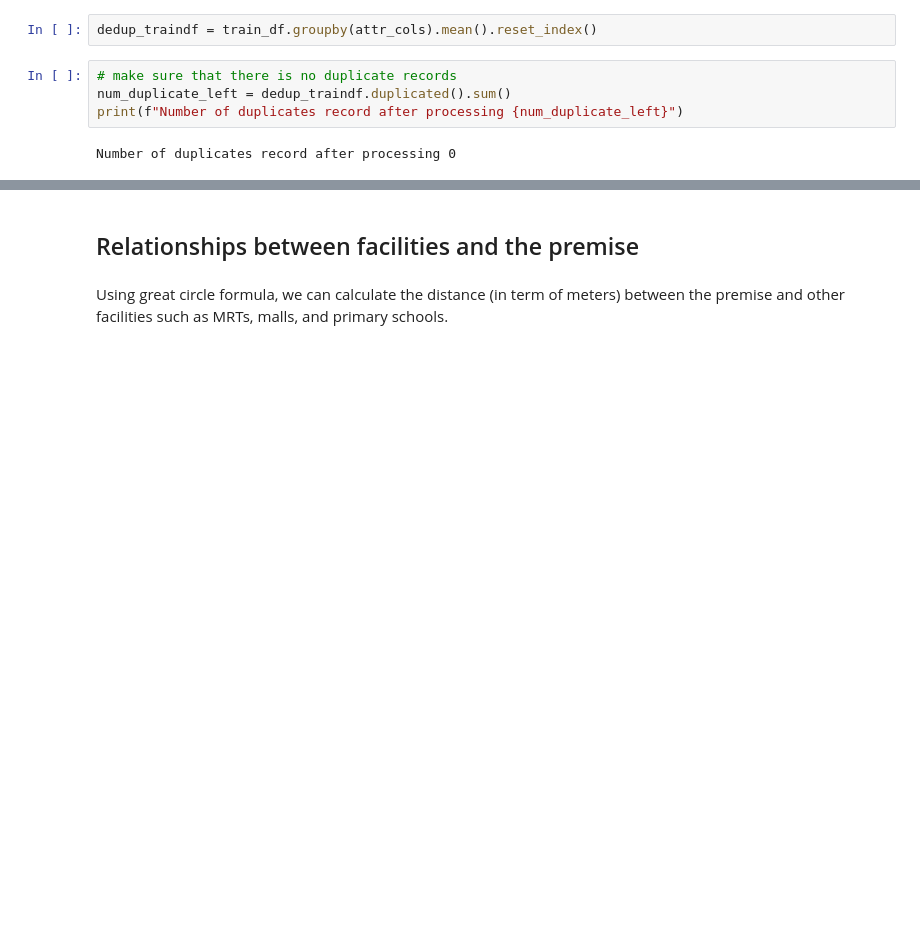
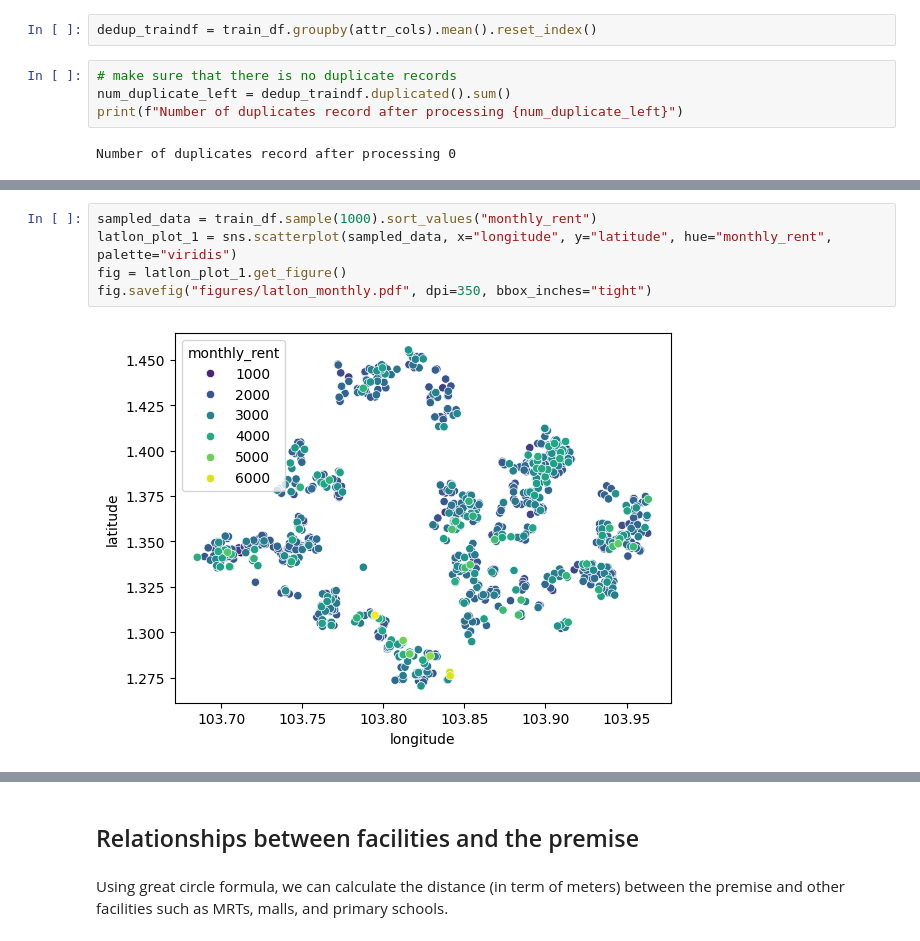
Before and after one commit to cs5228-group-1/cs5228-final-project, a Jupyter notebook: EDA.ipynb, the cells around one changed output, grey strips where cells are left out. Cells and saved outputs as stored; diff of their text form; blank space fills up the shorter version.

Commit message:
add lat/lon figures

```diff
--- a/EDA.ipynb
+++ b/EDA.ipynb
@@ -79,0 +85,7 @@ Number of duplicates record after processing 0
+# %%
+sampled_data = train_df.sample(1000).sort_values("monthly_rent")
+latlon_plot_1 = sns.scatterplot(sampled_data, x="longitude", y="latitude", hue="monthly_rent", palette="viridis")
+fig = latlon_plot_1.get_figure()
+fig.savefig("figures/latlon_monthly.pdf", dpi=350, bbox_inches="tight")
+# %% [output]
+[figure, added]
```
Also changed, not shown: parts of 5 cells of this notebook.
